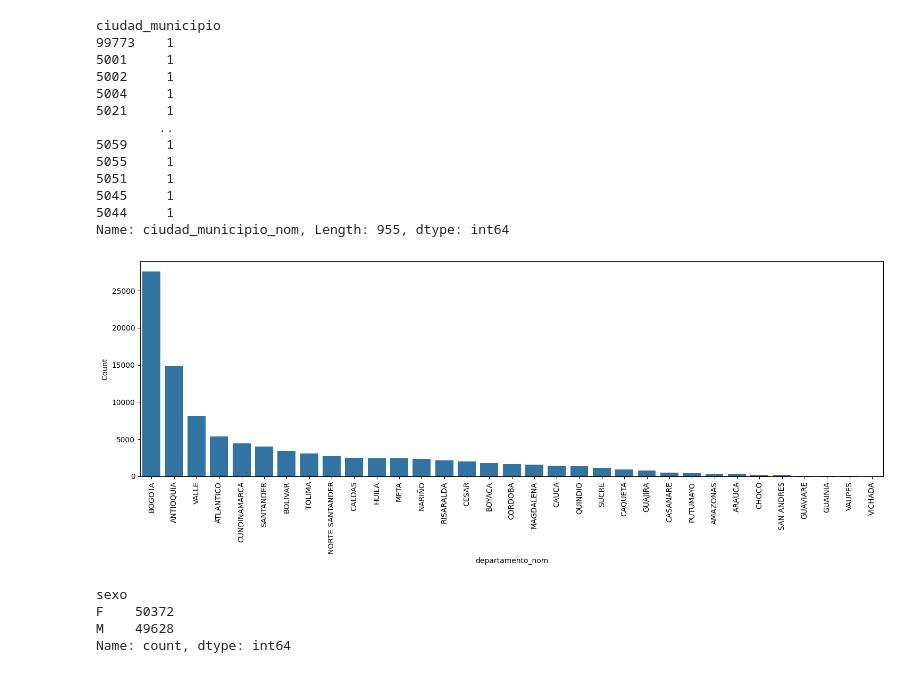
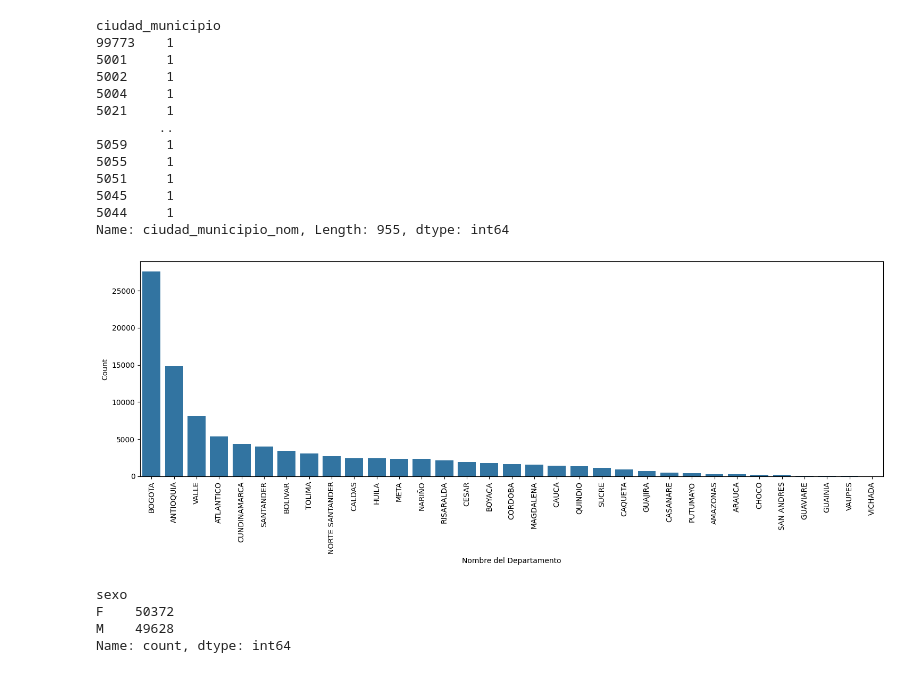
Before and after one commit to 4GeeksAcademy/remelop_Machine_Learning_Final_Project, a Jupyter notebook: src/Final_Project.ipynb, the cells around one changed output. Cells and saved outputs as stored; diff of their text form; code cells hidden in the pictures.

```diff
--- a/src/Final_Project.ipynb
+++ b/src/Final_Project.ipynb
@@ -147,3 +149,9 @@ data_c.head()
 # Fecha de diagnostico
 # Cambiando el formato de la columna 'fecha_diagnostico'
 data_c['fecha_diagnostico'] = pd.to_datetime(data_c['fecha_diagnostico'].str.split(' ').str[0], format = '%Y-%m-%d')
+# %%
+# Generamos columnas para el día, mes y año
+data_c['año'] = data_c['fecha_diagnostico'].dt.year.astype('Int64')
+data_c['mes'] = data_c['fecha_diagnostico'].dt.month.astype('Int64')
+data_c['dia'] = data_c['fecha_diagnostico'].dt.day.astype('Int64')
+data_c.head()
@@ -268,12 +286,12 @@ Name: ciudad_municipio_nom, Length: 955, dtype: int64
 departamento_nom = data_c["departamento_nom"].value_counts()
 # %%
 plt.figure(figsize=(15,6))
-sns.barplot(x=departamento_nom.index, y=departamento_nom.values).set(xlabel = "departamento_nom", ylabel = "Count", title = None)
+sns.barplot(x=departamento_nom.index, y=departamento_nom.values).set(xlabel = "Nombre del Departamento", ylabel = "Count", title = None)
 plt.xticks(rotation=90)
 plt.tight_layout()
 plt.show()
 # %% [output]
-[figure, old version]
+[figure, new version]
 # %%
 # Sexo
 sexo=data_c["sexo"].value_counts()
```
Also changed, not shown: parts of 14 cells of this notebook.
